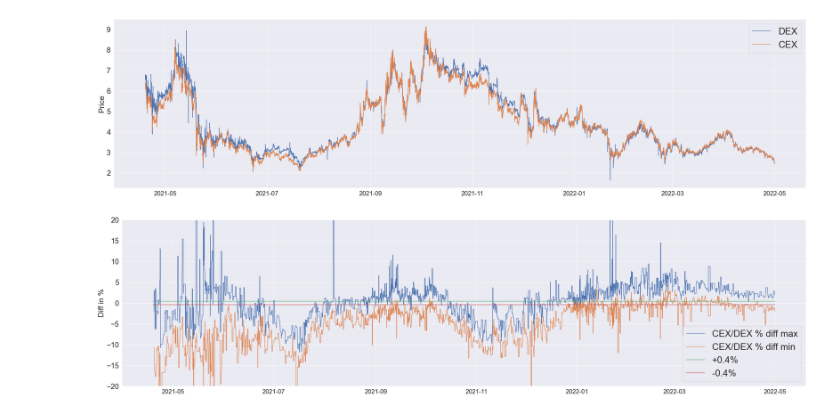
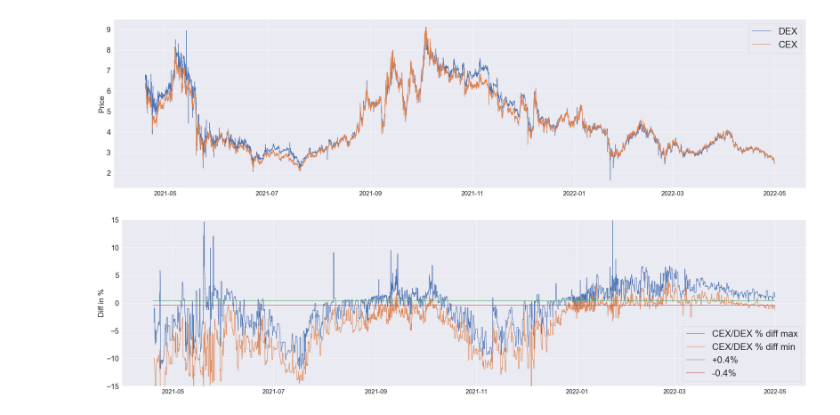
Before and after one commit to markysha/ml-practice, a Jupyter notebook: tezos-arbitrage/cex-dex analize.ipynb, the cells around one changed output. Cells and saved outputs as stored; diff of their text form; code cells hidden in the pictures.

```diff
--- a/tezos-arbitrage/cex-dex analize.ipynb
+++ b/tezos-arbitrage/cex-dex analize.ipynb
@@ -317,18 +317,18 @@ plt.show()
 [figure]
 # %%
 plt.rcParams['figure.figsize'] = [40, 10]
-ax = sns.lineplot(price_history["time"], (price_history["cex"]/price_history["dex"]).rolling(100).max()*100-100, label="CEX/DEX % diff max", err_style="bars", ci=68)
-ax = sns.lineplot(price_history["time"], (price_history["cex"]/price_history["dex"]).rolling(100).min()*100-100, label="CEX/DEX % diff min", err_style="bars", ci=68)
+ax = sns.lineplot(price_history["time"], (price_history["cex"]/price_history["dex"]).rolling(100).quantile(0.95)*100-100, label="CEX/DEX % diff max", err_style="bars", ci=68)
+ax = sns.lineplot(price_history["time"], (price_history["cex"]/price_history["dex"]).rolling(100).quantile(0.05)*100-100, label="CEX/DEX % diff min", err_style="bars", ci=68)
 plt.setp(ax.get_xticklabels(), rotation=0, size=20)
 plt.setp(ax.get_yticklabels(), size=24)
 ax1 = sns.lineplot([price_history["time"].iloc[0], price_history["time"].iloc[-1]], [+0.4, +0.4], label="+0.4%")
 ax1 = sns.lineplot([price_history["time"].iloc[0], price_history["time"].iloc[-1]], [-0.4, -0.4], label="-0.4%")
 plt.xlabel("", size=20)
 plt.ylabel("Diff in %", size=25)
 # plt.yscale("symlog")
-plt.ylim([-20, 20])
+plt.ylim([-15, 15])
 # plt.xlim([price_history["time"].iloc[0], price_history["time"].iloc[-1]])
 plt.legend(prop={'size': 30})
 plt.show()
 # %% [output]
-[figure, old version]
+[figure, new version]
```
Also changed, not shown: parts of 1 cell of this notebook, 1 other file.
